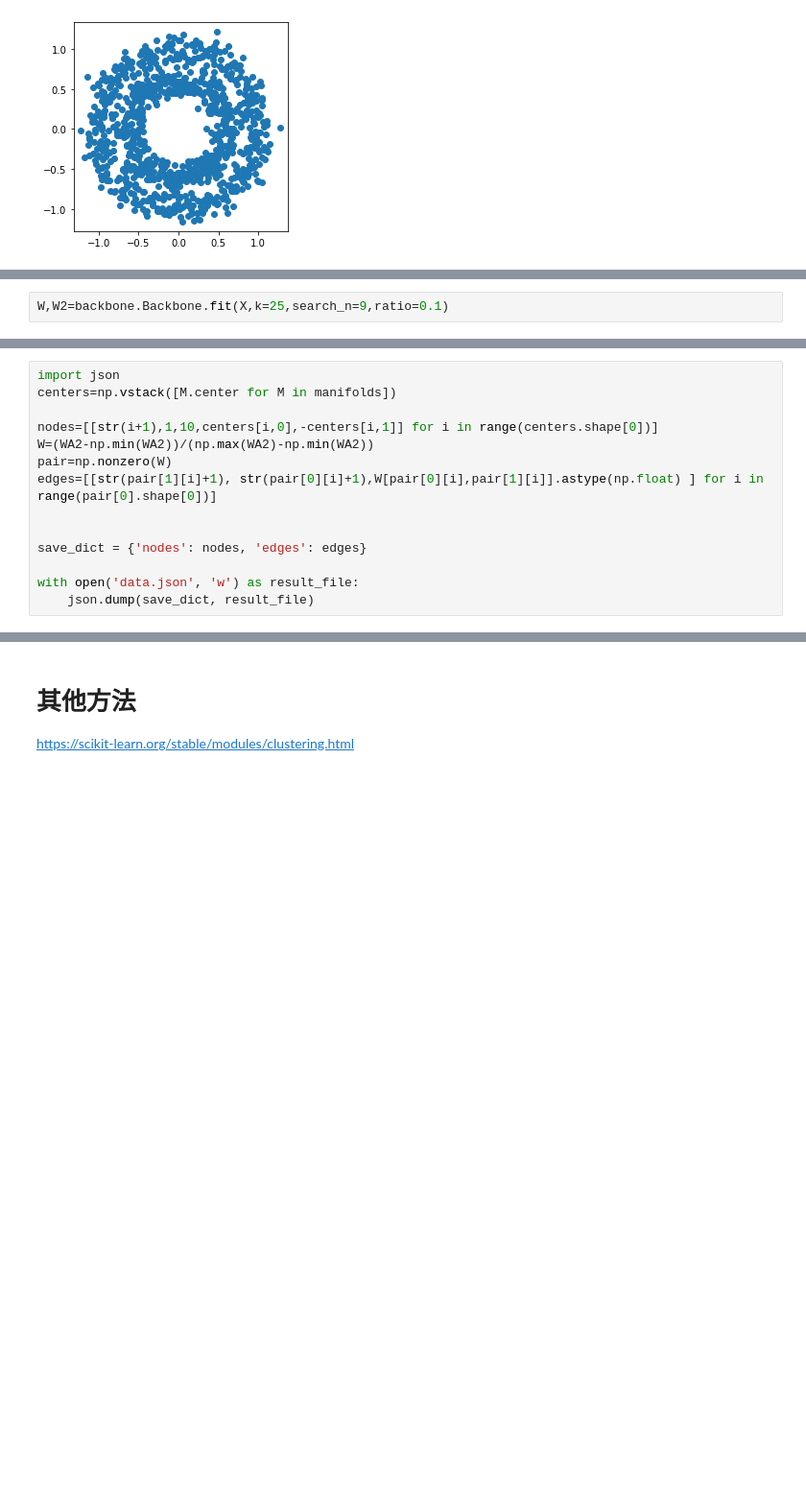
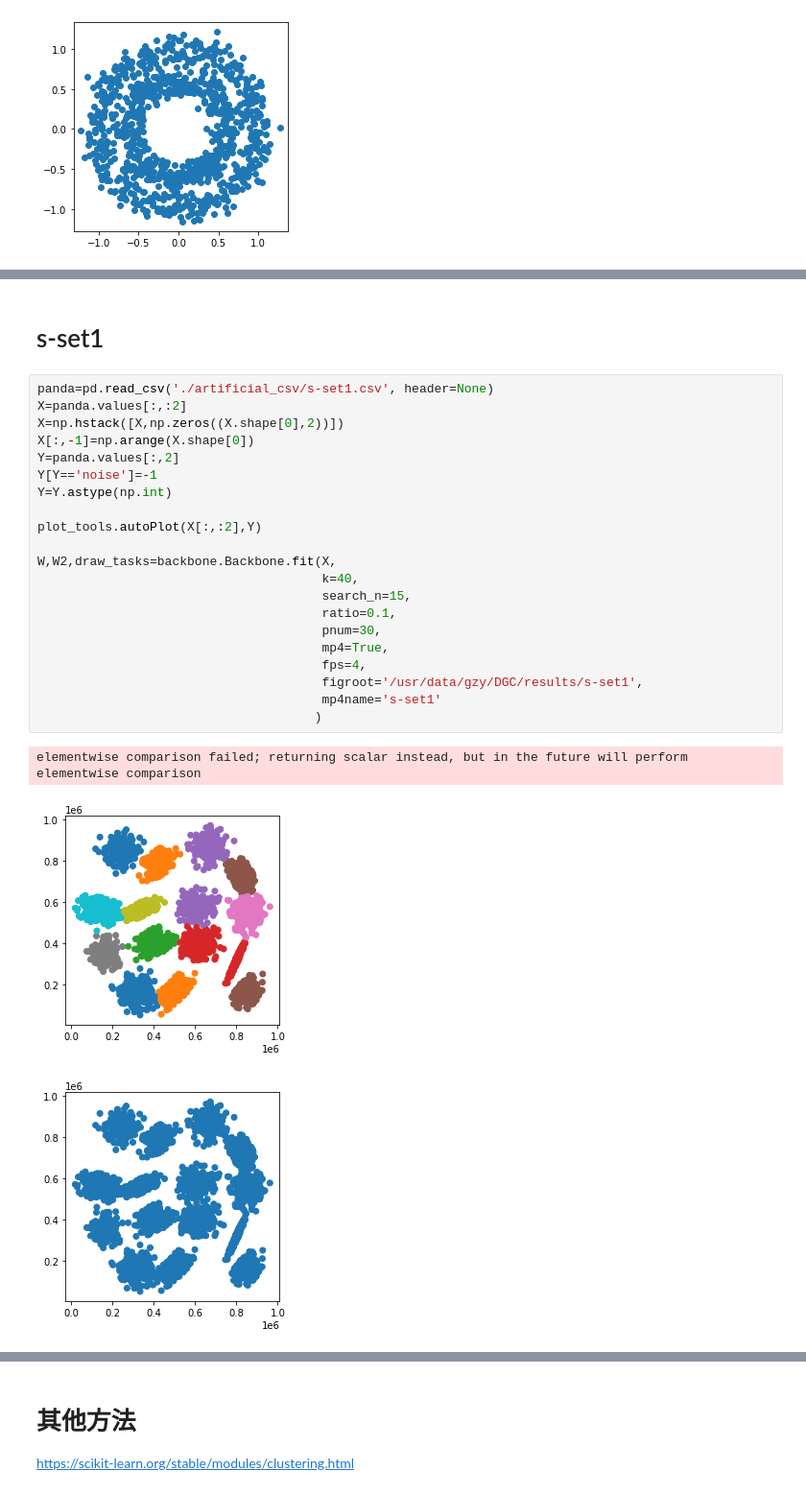
Before and after one commit to gaozhangyang/GIT, a Jupyter notebook: final_version-release-v2.ipynb, the cells around one changed output, grey strips where cells are left out. Shown at 96% size. Saved outputs shown, nothing was run; the diff lists cells and outputs as text; blank space fills up the shorter version.

```diff
--- a/final_version-release-v2.ipynb
+++ b/final_version-release-v2.ipynb
@@ -107,2 +154,0 @@ plot_tools.autoPlot(X[:,:2],X[:,2],continues=True)
-# %%
-W,W2=backbone.Backbone.fit(X,k=25,search_n=9,ratio=0.1)
@@ -114,14 +155,27 @@ W,W2=backbone.Backbone.fit(X,k=25,search_n=9,ratio=0.1)
-# %%
-import json
-centers=np.vstack([M.center for M in manifolds])
-
-nodes=[[str(i+1),1,10,centers[i,0],-centers[i,1]] for i in range(centers.shape[0])]
-W=(WA2-np.min(WA2))/(np.max(WA2)-np.min(WA2))
-pair=np.nonzero(W)
-edges=[[str(pair[1][i]+1), str(pair[0][i]+1),W[pair[0][i],pair[1][i]].astype(np.float) ] for i in range(pair[0].shape[0])]
-
-
-save_dict = {'nodes': nodes, 'edges': edges}
-
-with open('data.json', 'w') as result_file:
-    json.dump(save_dict, result_file)
+# %% [markdown]
+# s-set1
+# %%
+panda=pd.read_csv('./artificial_csv/s-set1.csv', header=None)
+X=panda.values[:,:2]
+X=np.hstack([X,np.zeros((X.shape[0],2))])
+X[:,-1]=np.arange(X.shape[0])
+Y=panda.values[:,2]
+Y[Y=='noise']=-1
+Y=Y.astype(np.int)
+
+plot_tools.autoPlot(X[:,:2],Y)
+
+W,W2,draw_tasks=backbone.Backbone.fit(X,
+                                      k=40,
+                                      search_n=15,
+                                      ratio=0.1,
+                                      pnum=30,
+                                      mp4=True,
+                                      fps=4,
+                                      figroot='/usr/data/gzy/DGC/results/s-set1',
+                                      mp4name='s-set1'
+                                     )
+# %% [output]
+elementwise comparison failed; returning scalar instead, but in the future will perform elementwise comparison
+[figure, added]
+[figure, added]
```
Also changed, not shown: parts of 14 cells of this notebook, 7 other files.
